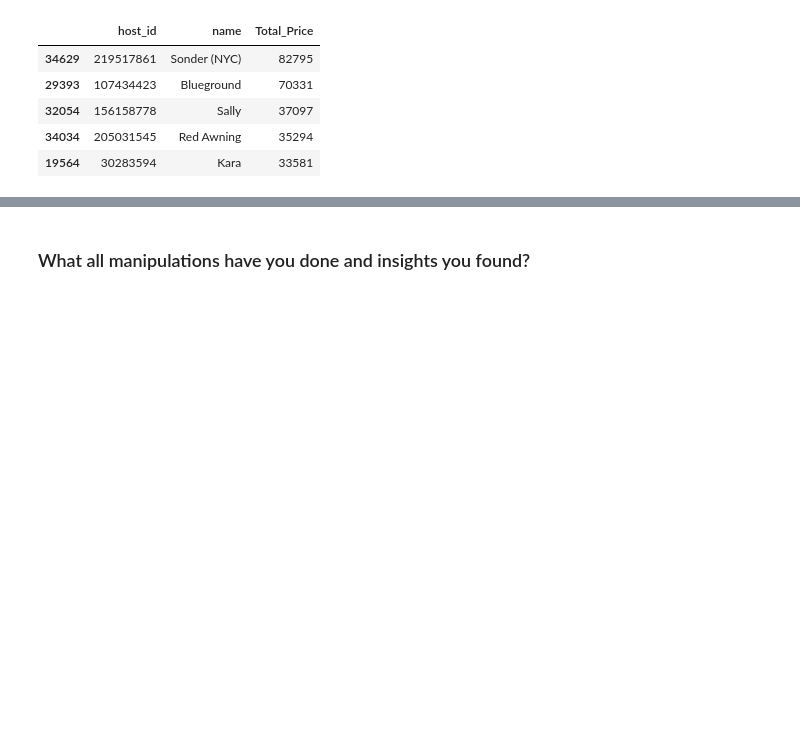
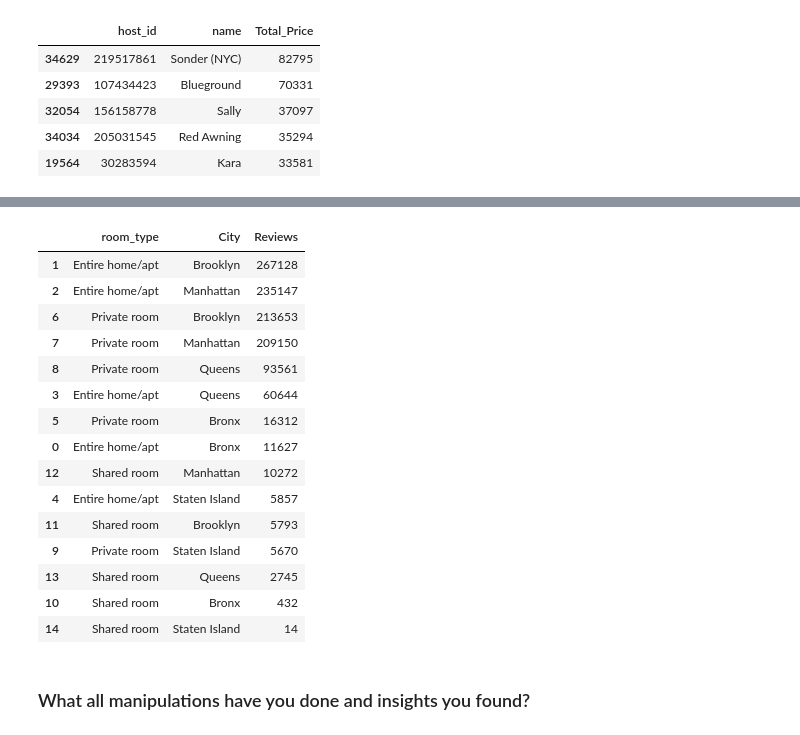
Before and after one commit to Ayushx29/EDA, a Jupyter notebook: AirBnb_Booking_Analysis_(EDA_PROJECT).ipynb, the cells around one changed output, grey strips where cells are left out. Saved outputs shown, nothing was run; the diff lists cells and outputs as text; code cells hidden in the pictures; blank space fills up the shorter version.

```diff
--- a/AirBnb_Booking_Analysis_(EDA_PROJECT).ipynb
+++ b/AirBnb_Booking_Analysis_(EDA_PROJECT).ipynb
@@ -557,0 +580,21 @@ top5
+# %%
+#11.] Most reviewed room type per month in City
+most_reviewed_room_type = Airbnb_price.groupby(['room_type','neighbourhood_group'])['number_of_reviews'].sum().reset_index().sort_values('number_of_reviews', ascending = False).rename(columns = {'neighbourhood_group':'City', 'number_of_reviews':'Reviews'})
+most_reviewed_room_type
+# %% [output]
+|  | room_type | City | Reviews |
+| 1 | Entire home/apt | Brooklyn | 267128 |
+| 2 | Entire home/apt | Manhattan | 235147 |
+| 6 | Private room | Brooklyn | 213653 |
+| 7 | Private room | Manhattan | 209150 |
+| 8 | Private room | Queens | 93561 |
+| 3 | Entire home/apt | Queens | 60644 |
+| 5 | Private room | Bronx | 16312 |
+| 0 | Entire home/apt | Bronx | 11627 |
+| 12 | Shared room | Manhattan | 10272 |
+| 4 | Entire home/apt | Staten Island | 5857 |
+| 11 | Shared room | Brooklyn | 5793 |
+| 9 | Private room | Staten Island | 5670 |
+| 13 | Shared room | Queens | 2745 |
+| 10 | Shared room | Bronx | 432 |
+| 14 | Shared room | Staten Island | 14 |
```
Also changed, not shown: parts of 11 cells of this notebook.
